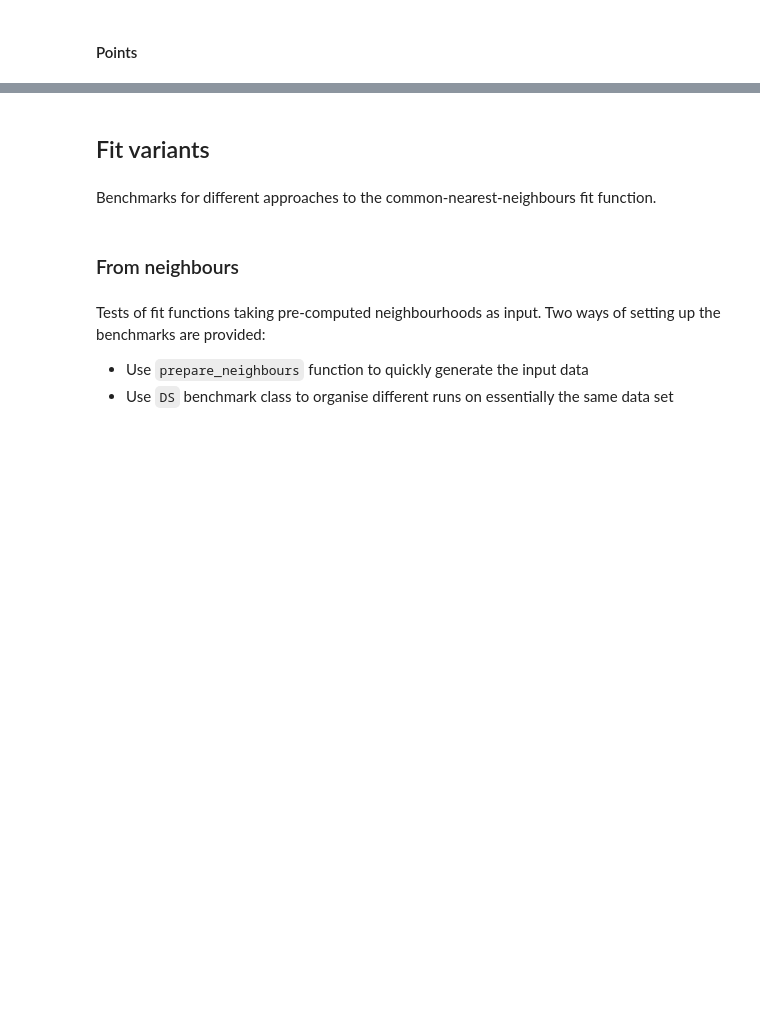
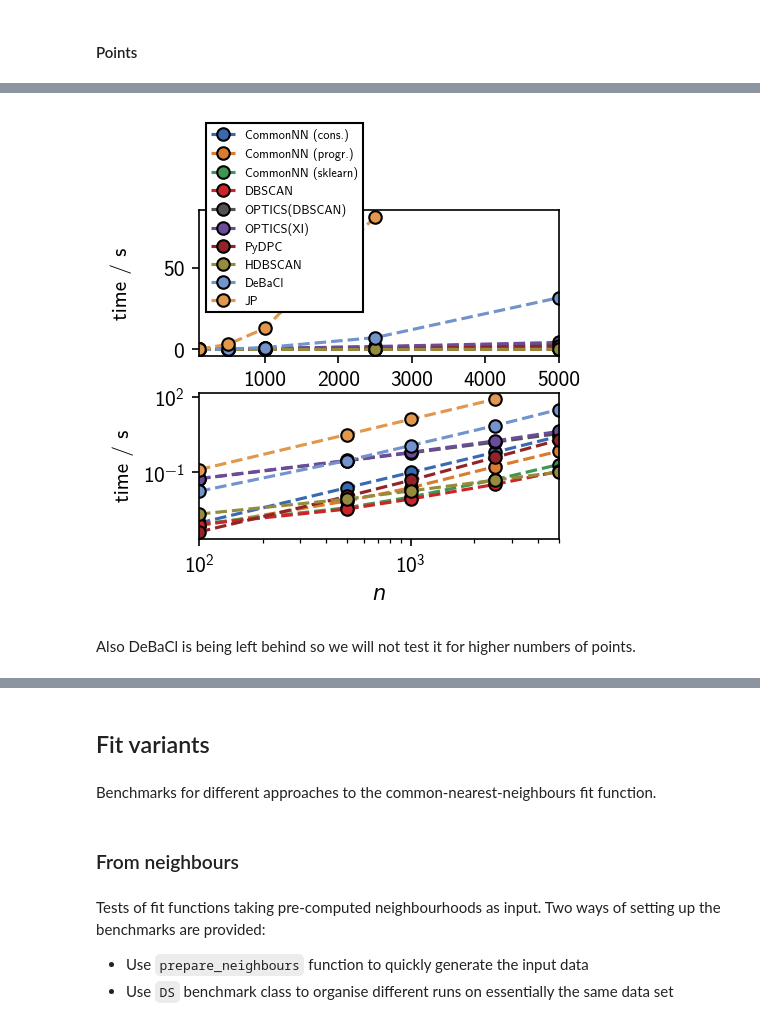
Before and after one commit to janjoswig/CommonNNClustering, a Jupyter notebook: docsrc/benchmark/bm.ipynb, the cells around one changed output, grey strips where cells are left out. Saved outputs shown, nothing was run; the diff lists cells and outputs as text; code cells hidden in the pictures; blank space fills up the shorter version.

```diff
--- a/docsrc/benchmark/bm.ipynb
+++ b/docsrc/benchmark/bm.ipynb
@@ -1128,0 +1328,2 @@ benchmark_signatures_points = [  # alias, cluster object, input reference, param
+# %%
+benchmark_signatures_points.pop()
@@ -1128,0 +1337,3 @@ benchmark_signatures_points = [  # alias, cluster object, input reference, param
+# %%
+samples = [5000]
+TIMINGS_POINTS.update(time_runs(benchmark_signatures_points, gen_blobs, ds_constructor=PointsDSConstructor, samples=samples))
@@ -1128,0 +1352,57 @@ benchmark_signatures_points = [  # alias, cluster object, input reference, param
+# %%
+# Save timings
+with open("reports/qcm07/timings_from_points.json", "w") as f_:
+    f_.write(json.dumps(TIMINGS_POINTS, cls=TimingsEncoder, indent=4))
+# %%
+# Load timings
+with open("reports/qcm07/timings_from_points.json", "r") as f_:
+    TIMINGS_POINTS = json.load(f_, object_hook=as_TimeitResult)
+# %%
+plt.close("all")
+fig, ax = plt.subplots(
+    2, 1, figsize=(3.33, 3)
+    )
+
+samples = np.array([int(x) for x in TIMINGS_POINTS.keys()])
+sorti = np.argsort(samples)
+samples = samples[sorti]
+functions = TIMINGS_POINTS[100].keys()
+for f in functions:
+    times = np.asarray([v[f].average if f in v else np.nan for k, v in TIMINGS_POINTS.items()])
+    times = times[sorti]
+    ax[0].plot(
+        samples, times,
+        label=f,
+        linestyle="--",
+        marker="o",
+        markeredgecolor="k"
+        )
+    ax[1].plot(
+        samples, times,
+        label=f,
+        linestyle="--",
+        marker="o",
+        markeredgecolor="k"
+        )
+ax[0].legend(
+    fancybox=False, framealpha=1, edgecolor="k", fontsize="xx-small",
+    loc=(0.02, 0.3)
+    )
+ax[0].set(**{
+    "xlim": (samples[0], samples[-1]),
+    "ylabel": ("time / s\n"),
+    })
+ax[1].set(**{
+    "xlim": (samples[0], samples[-1]),
+    "xlabel": "$n$",
+    "ylabel": ("time / s"),
+    "xscale": "log",
+    "yscale": "log"
+    })
+fig.subplots_adjust(0.2, 0.15, 0.92, 0.88, hspace=0.25)
+# plt.savefig("/home/janjoswig/Documents/Projects/CNN/Manuscript/figures/Benchmark/bm.png")
+plt.show()
+# %% [output]
+[figure, added]
+# %% [markdown]
+Also DeBaCl is being left behind so we will not test it for higher numbers of points.
```
Also changed, not shown: parts of 49 cells of this notebook, 13 other files.
